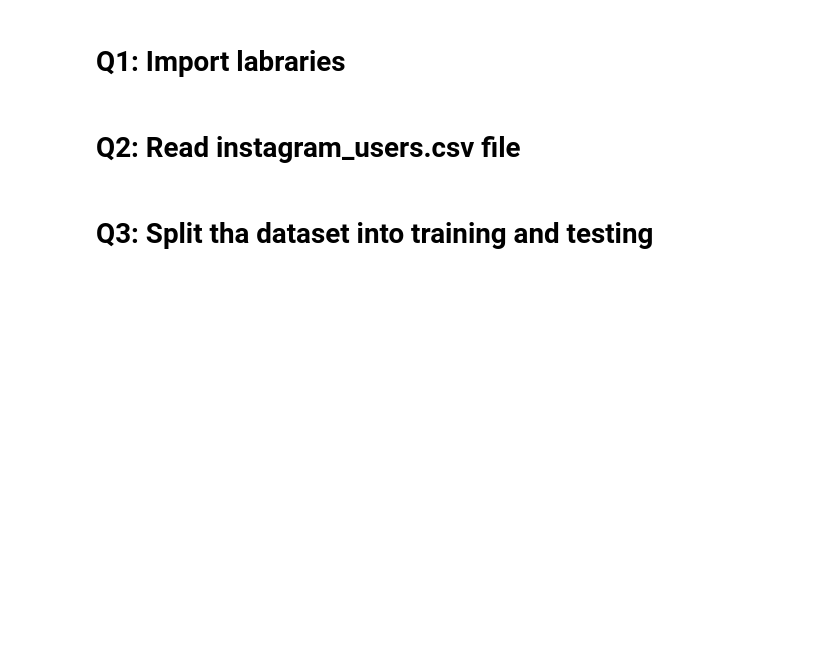
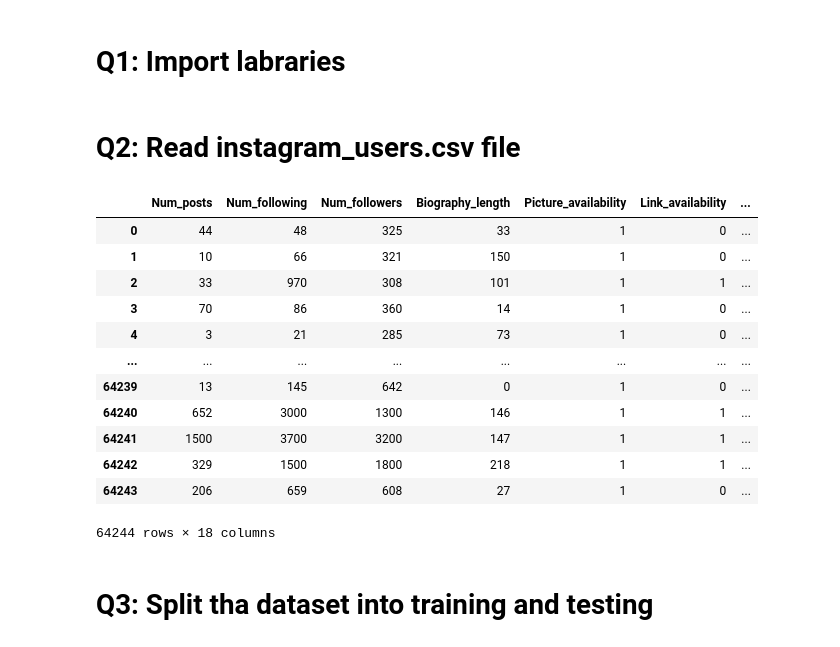
Before and after one commit to sambatika1/Decision-Trees-Lab1, a Jupyter notebook: Decision_Trees_Assignment.ipynb, the cells around one changed output. Drawn from its saved outputs; the diff is of its cells as text; code cells hidden in the pictures; blank space fills up the shorter version.

```diff
--- a/Decision_Trees_Assignment.ipynb
+++ b/Decision_Trees_Assignment.ipynb
@@ -27,6 +33,23 @@
 # Q2: Read instagram_users.csv file
 # %%
 # write your code here ^_^
+
+df = pd.read_csv('instagram_users.csv')
+df
+# %% [output]
+|  | Num_posts | Num_following | Num_followers | Biography_length | Picture_availability | Link_availability | ... |
+| 0 | 44 | 48 | 325 | 33 | 1 | 0 | ... |
+| 1 | 10 | 66 | 321 | 150 | 1 | 0 | ... |
+| 2 | 33 | 970 | 308 | 101 | 1 | 1 | ... |
+| 3 | 70 | 86 | 360 | 14 | 1 | 0 | ... |
+| 4 | 3 | 21 | 285 | 73 | 1 | 0 | ... |
+| ... | ... | ... | ... | ... | ... | ... | ... |
+| 64239 | 13 | 145 | 642 | 0 | 1 | 0 | ... |
+| 64240 | 652 | 3000 | 1300 | 146 | 1 | 1 | ... |
+| 64241 | 1500 | 3700 | 3200 | 147 | 1 | 1 | ... |
+| 64242 | 329 | 1500 | 1800 | 218 | 1 | 1 | ... |
+| 64243 | 206 | 659 | 608 | 27 | 1 | 0 | ... |
+64244 rows × 18 columns
 # %% [markdown]
 # Q3: Split tha dataset into training and testing
 # %%
```
Also changed, not shown: parts of 17 cells of this notebook.
